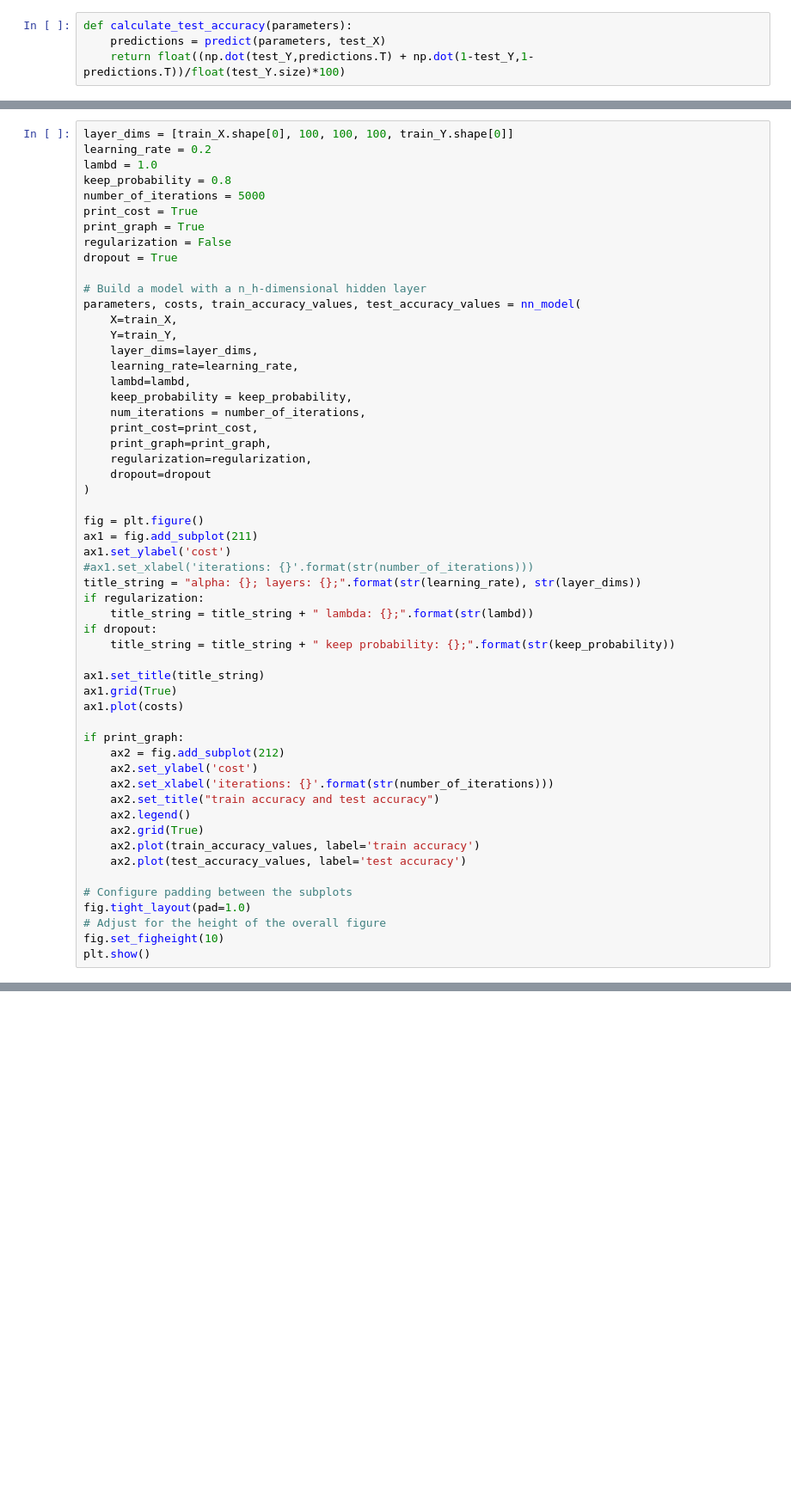
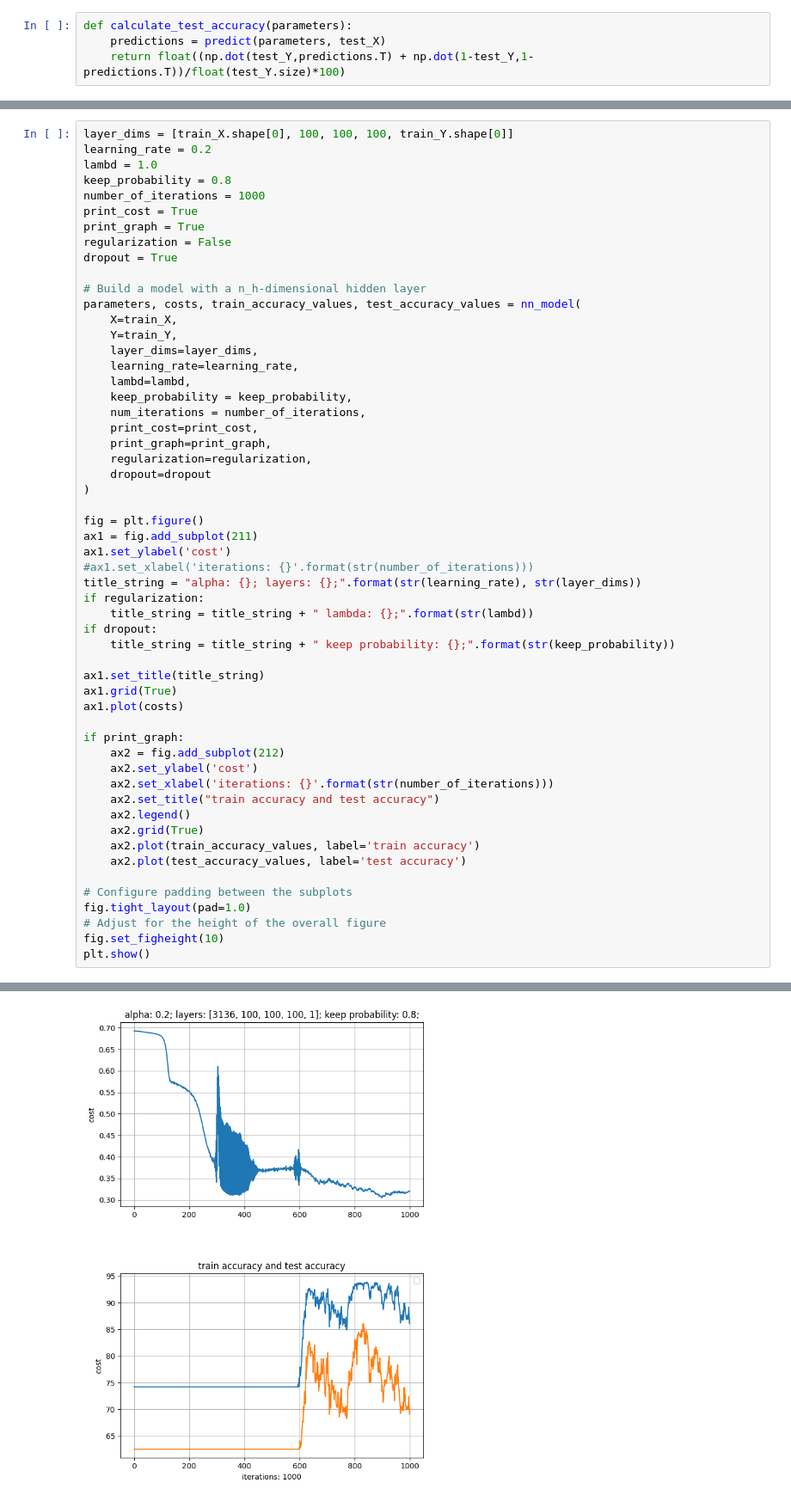
Before and after one commit to leeeaaa/PneumoniaDetection, a Jupyter notebook: PneumoniaDetection.ipynb, the cells around one changed output, grey strips where cells are left out. Shown at 86% size. Drawn from its saved outputs; the diff is of its cells as text; blank space fills up the shorter version.

```diff
--- a/PneumoniaDetection.ipynb
+++ b/PneumoniaDetection.ipynb
@@ -505,7 +525,7 @@ layer_dims = [train_X.shape[0], 100, 100, 100, train_Y.shape[0]]
 learning_rate = 0.2
 lambd = 1.0
 keep_probability = 0.8
-number_of_iterations = 5000
+number_of_iterations = 1000
 print_cost = True
 print_graph = True
 regularization = False
@@ -555,3 +575,4 @@ fig.tight_layout(pad=1.0)
 # Adjust for the height of the overall figure
 fig.set_figheight(10)
 plt.show()
+# %% [output]
@@ -557,0 +597 @@ plt.show()
+[figure, added]
```
Also changed, not shown: parts of 5 cells of this notebook.
